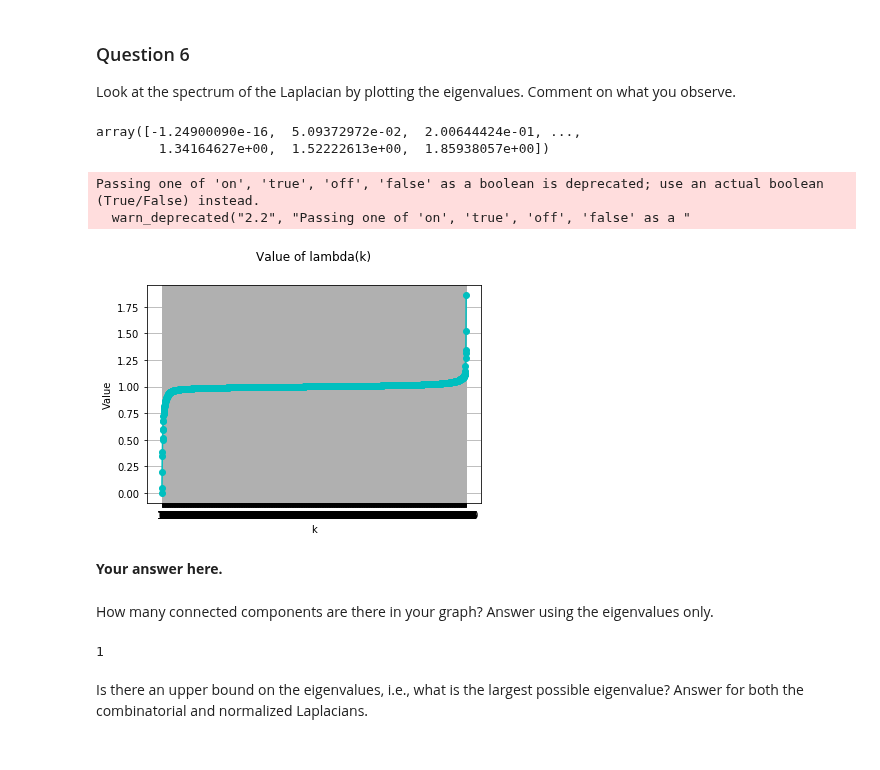
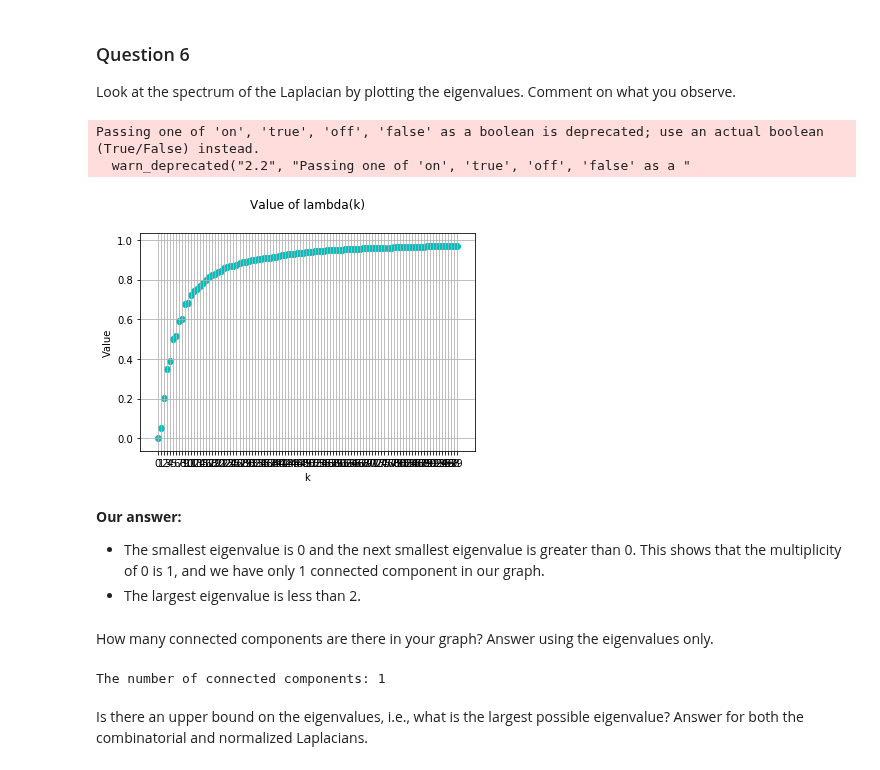
Before and after one commit to senakicir/ntds_project, a Jupyter notebook: 3_spectral_graph_theory.ipynb, the cells around one changed output. Drawn from its saved outputs; the diff is of its cells as text; code cells hidden in the pictures.

Commit message:
Updated notebook1 + Fixed Laplacian EigenMaps and started Spectral clsutering

```diff
--- a/3_spectral_graph_theory.ipynb
+++ b/3_spectral_graph_theory.ipynb
@@ -162,0 +155,32 @@ What is the value of $u_0$, both for the combinatorial and normalized Laplacians
+# %%
+u0_n = np.squeeze(np.asarray(eigenvectors[0]))
+u0_c = np.squeeze(np.asarray(eigenvectors_c[0]))
+
+
+def plot_spectrum(eigenvalues,with_label,range = None):
+    eigenvalues = eigenvalues[:None]
+    fig = plt.figure()
+    index = np.arange(len(eigenvalues))
+    ax = fig.add_subplot(1,1,1)
+    #ax.set_facecolor((1.0, 1.0, 1.0))
+    plt.plot(index, eigenvalues, label='eingenvalues', color='c', marker='o')
+    ax.set_ylabel('Value')
+    plt.xticks(index)
+    #plt.ylabel('Value')
+    plt.xlabel('k')
+    ax.grid('on')
+
+    if with_label:
+        for x, eigenvalue in zip(index,eigenvalues):
+            ax.annotate('%.2f'%(eigenvalue), (x,eigenvalue))
+    plt.title('Value of lambda(k)', pad=25)
+    plt.show()
+    plt.close(fig)
+
+plot_spectrum(u0[:1000],with_label=False)
+plot_spectrum(u0_c[:50],with_label=False)
+
+print('Norm: {}'.format(eigenvalues[-1]))
+print('Comb: {}'.format(eigenvalues_c[-1]))
+
+#eigenvectors[0]
@@ -167,51 +198,53 @@ What is the value of $u_0$, both for the combinatorial and normalized Laplacians
 
 Look at the spectrum of the Laplacian by plotting the eigenvalues.
 Comment on what you observe.
-# %%
-eigenvalues[:None]
-# %% [output]
-array([-1.24900090e-16,  5.09372972e-02,  2.00644424e-01, ...,
-        1.34164627e+00,  1.52222613e+00,  1.85938057e+00])
 # %%
 # Your code here.
 #0th eigenval should be 0
 
-def plot_spectrum(eigenvalues,with_label,range = None):
+def plot_spectrum(eigenvalues,with_label,scatter = False,range = None):
     eigenvalues = eigenvalues[:None]
     fig = plt.figure()
     index = np.arange(len(eigenvalues))
     ax = fig.add_subplot(1,1,1)
     ax.set_facecolor((1.0, 1.0, 1.0))
-    plt.plot(index, eigenvalues, label='eingenvalues', color='c', marker='o')
+
     ax.set_ylabel('Value')
     plt.xticks(index)
     #plt.ylabel('Value')
     plt.xlabel('k')
     ax.grid('on')
 
     if with_label:
         for x, eigenvalue in zip(index,eigenvalues):
             ax.annotate('%.2f'%(eigenvalue), (x,eigenvalue))
+    if not scatter:
+        plt.plot(index, eigenvalues, label='eingenvalues', color='c', marker='o')
+    else:
+        plt.scatter(index, eigenvalues, label='eingenvalues', color='c', marker='o')
     plt.title('Value of lambda(k)', pad=25)
     plt.show()
     plt.close(fig)
 
-plot_spectrum(eigenvalues, with_label=False)
+plot_spectrum(eigenvalues[:100],scatter=True, with_label=False)
 # %% [output]
 Passing one of 'on', 'true', 'off', 'false' as a boolean is deprecated; use an actual boolean (True/False) instead.
   warn_deprecated("2.2", "Passing one of 'on', 'true', 'off', 'false' as a "
-[figure, old version]
+[figure, new version]
-# %% [markdown]
-**Your answer here.**
+# %% [markdown]
+**Our answer:**
+* The smallest eigenvalue is 0 and the next smallest eigenvalue is greater than 0. This shows that the multiplicity of 0 is 1, and we have only 1 connected component in our graph.
+* The largest eigenvalue is less than 2.
 # %% [markdown]
 How many connected components are there in your graph? Answer using the eigenvalues only.
 # %%
 # Your code here.
+#we count the number of eigenvalues with value 0
 def get_numbConnectedComp(eigenvalues):
     return np.sum(np.round(eigenvalues,decimals=2) == 0)
 
-get_numbConnectedComp(eigenvalues)
+print("The number of connected components:", get_numbConnectedComp(eigenvalues))
 # %% [output]
-1
+The number of connected components: 1
 # %% [markdown]
 Is there an upper bound on the eigenvalues, i.e., what is the largest possible eigenvalue? Answer for both the combinatorial and normalized Laplacians.
```
Also changed, not shown: parts of 18 cells of this notebook, 1 other file.
